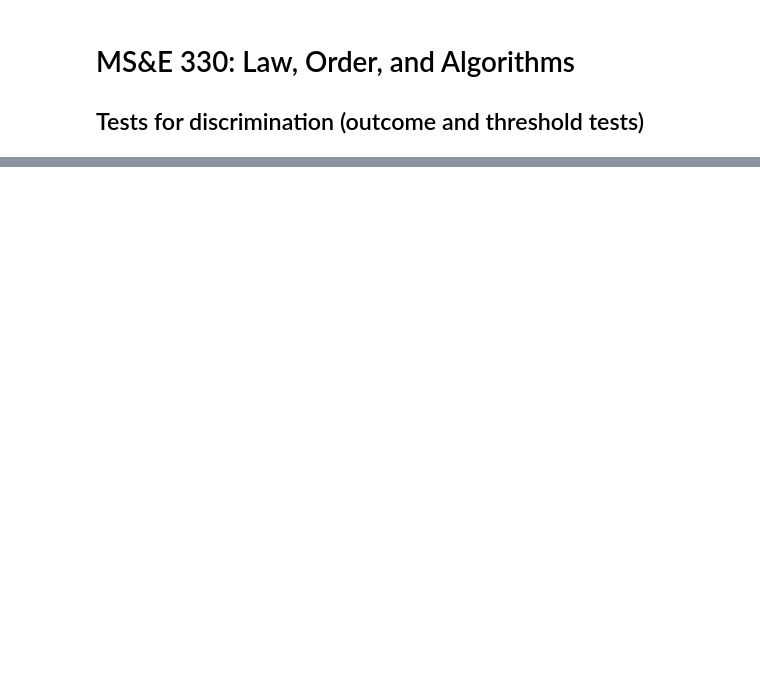
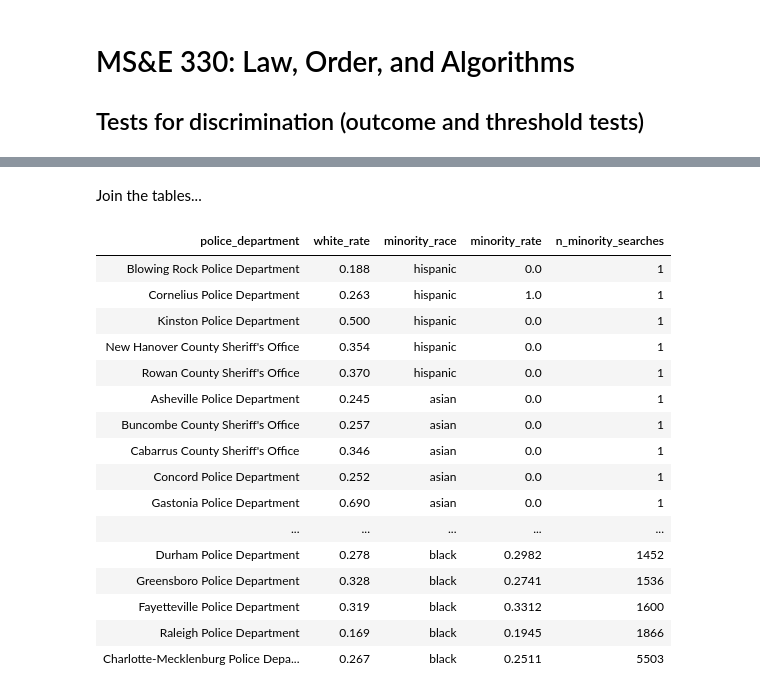
Before and after one commit to stanford-policylab/law-order-algo, a Jupyter notebook: notebooks/discrimination_tests-answers.ipynb, the cells around one changed output, grey strips where cells are left out. Drawn from its saved outputs; the diff is of its cells as text; code cells hidden in the pictures; blank space fills up the shorter version.

```diff
--- a/notebooks/discrimination_tests-answers.ipynb
+++ b/notebooks/discrimination_tests-answers.ipynb
@@ -97,0 +170,26 @@ Jumping back to our North Carolina data, to apply
+# %% [markdown]
+Join the tables...
+# %%
+hit_rates <- left_join(
+    white_vs_minority_rates,
+    n_minority_searches,
+    by = c("police_department", "minority_race" = "driver_race")
+  )
+# %% [output]
+| police_department | white_rate | minority_race | minority_rate | n_minority_searches |
+| Blowing Rock Police Department | 0.188 | hispanic | 0.0 | 1 |
+| Cornelius Police Department | 0.263 | hispanic | 1.0 | 1 |
+| Kinston Police Department | 0.500 | hispanic | 0.0 | 1 |
+| New Hanover County Sheriff's Office | 0.354 | hispanic | 0.0 | 1 |
+| Rowan County Sheriff's Office | 0.370 | hispanic | 0.0 | 1 |
+| Asheville Police Department | 0.245 | asian | 0.0 | 1 |
+| Buncombe County Sheriff's Office | 0.257 | asian | 0.0 | 1 |
+| Cabarrus County Sheriff's Office | 0.346 | asian | 0.0 | 1 |
+| Concord Police Department | 0.252 | asian | 0.0 | 1 |
+| Gastonia Police Department | 0.690 | asian | 0.0 | 1 |
+| ... | ... | ... | ... | ... |
+| Durham Police Department | 0.278 | black | 0.2982 | 1452 |
+| Greensboro Police Department | 0.328 | black | 0.2741 | 1536 |
+| Fayetteville Police Department | 0.319 | black | 0.3312 | 1600 |
+| Raleigh Police Department | 0.169 | black | 0.1945 | 1866 |
+| Charlotte-Mecklenburg Police Depa... | 0.267 | black | 0.2511 | 5503 |
```
Also changed, not shown: parts of 18 cells of this notebook.
